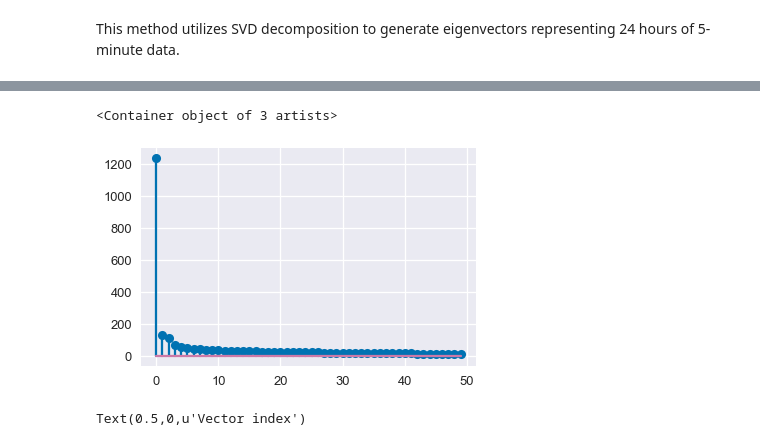
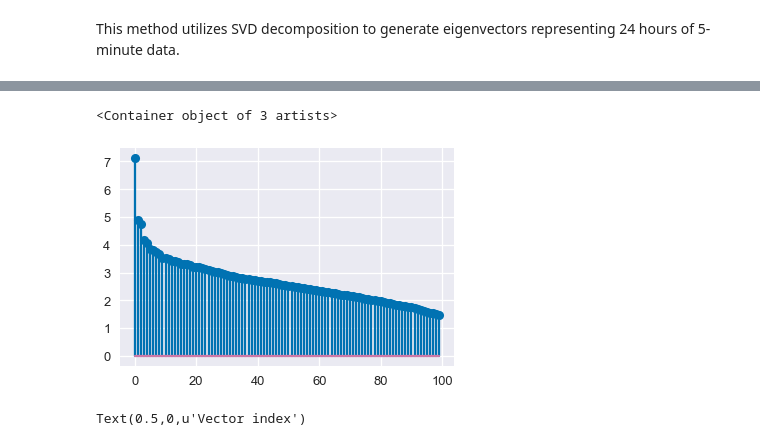
Before and after one commit to slacgismo/StatisticalClearSky, a Jupyter notebook: ClearSkyFitting_Example.ipynb, the cells around one changed output, grey strips where cells are left out. Saved outputs shown, nothing was run; the diff lists cells and outputs as text; code cells hidden in the pictures.

```diff
--- a/ClearSkyFitting_Example.ipynb
+++ b/ClearSkyFitting_Example.ipynb
@@ -25,8 +30,8 @@ Wall time: 81.5 ms
 # %%
-plt.stem(scs.D[:50])
+plt.stem(np.log(scs.D[:100]))
 # %% [output]
 <Container object of 3 artists>
-[figure, old version]
+[figure, new version]
 # %%
 N = 4
 fig, axes = plt.subplots(nrows=N, figsize=(4,8), sharex=True)
```
Also changed, not shown: parts of 2 cells of this notebook, 3 other files.
